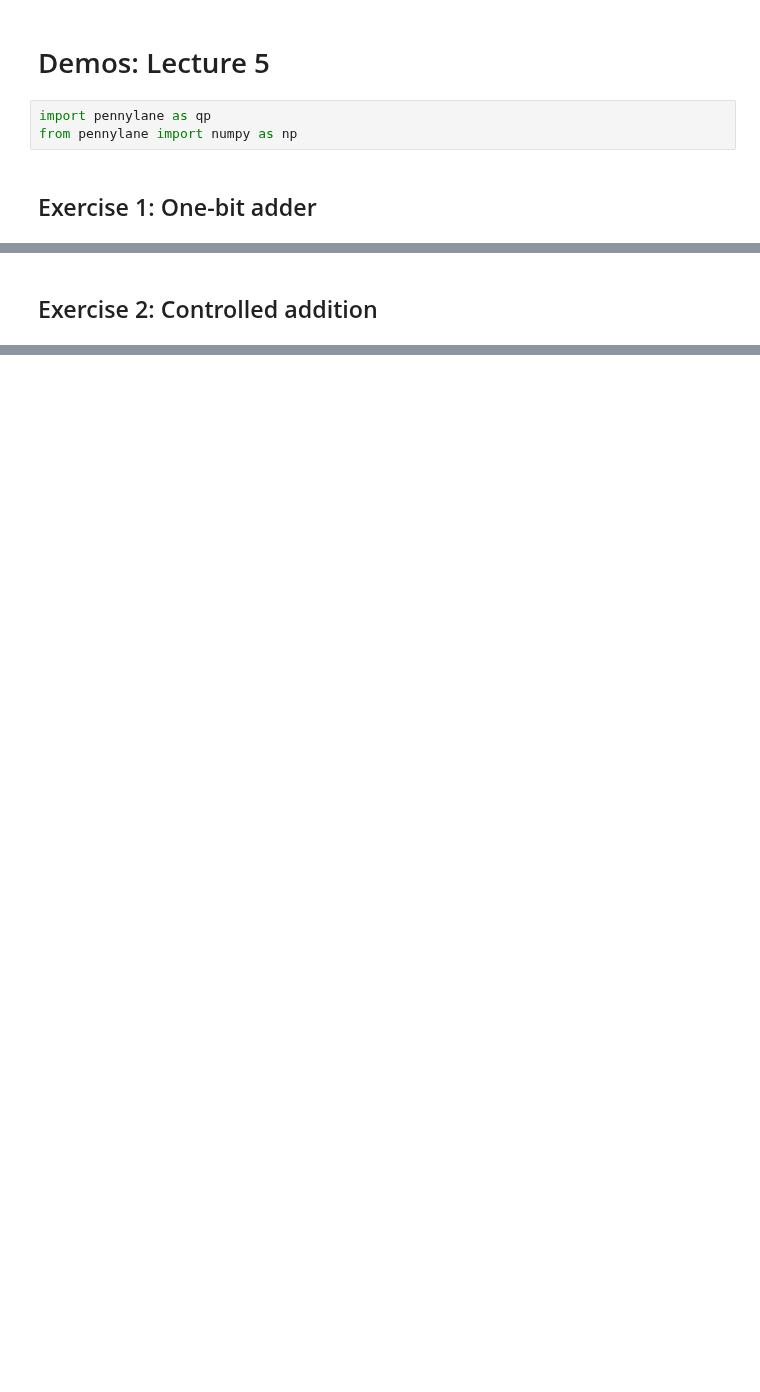
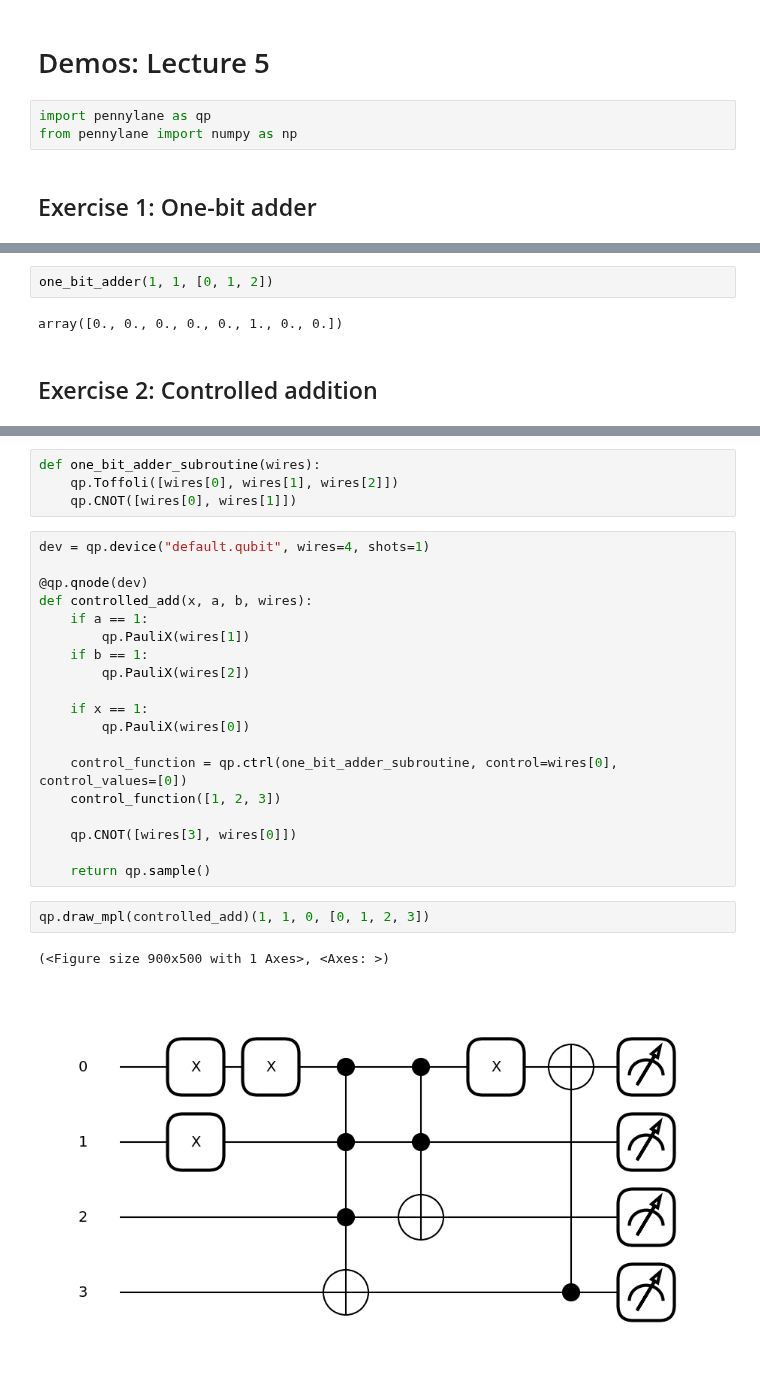
Before and after one commit to glassnotes/CPEN-416, a Jupyter notebook: demos/Lecture05-Demos-Blank.ipynb, the cells around one changed output, grey strips where cells are left out. Saved outputs shown, nothing was run; the diff lists cells and outputs as text; blank space fills up the shorter version.

```diff
--- a/demos/Lecture05-Demos-Blank.ipynb
+++ b/demos/Lecture05-Demos-Blank.ipynb
@@ -23,6 +27,38 @@ def one_bit_adder(a, b):
+# %%
+one_bit_adder(1, 1, [0, 1, 2])
+# %% [output]
+array([0., 0., 0., 0., 0., 1., 0., 0.])
 # %% [markdown]
 ## Exercise 2: Controlled addition
 # %% [markdown]
 Using your adder from earlier, implement a circuit in PennyLane that uses `qp.ctrl` to perform addition if the control qubit is in state $|0\rangle$, and flip the state of the control qubit if the carry bit is 1.
 
 <img src="fig/controlled_add.png" width=300>
+# %%
+def one_bit_adder_subroutine(wires):
+    qp.Toffoli([wires[0], wires[1], wires[2]])
+    qp.CNOT([wires[0], wires[1]])
+# %%
+dev = qp.device("default.qubit", wires=4, shots=1)
+
+@qp.qnode(dev)
+def controlled_add(x, a, b, wires):
+    if a == 1:
+        qp.PauliX(wires[1])
+    if b == 1:
+        qp.PauliX(wires[2])
+
+    if x == 1:
+        qp.PauliX(wires[0])
+
+    control_function = qp.ctrl(one_bit_adder_subroutine, control=wires[0], control_values=[0])
+    control_function([1, 2, 3])
+
+    qp.CNOT([wires[3], wires[0]])
+
+    return qp.sample()
+# %%
+qp.draw_mpl(controlled_add)(1, 1, 0, [0, 1, 2, 3])
+# %% [output]
+(<Figure size 900x500 with 1 Axes>, <Axes: >)
+[figure, added]
```
Also changed, not shown: parts of 1 cell of this notebook, 4 other files.
